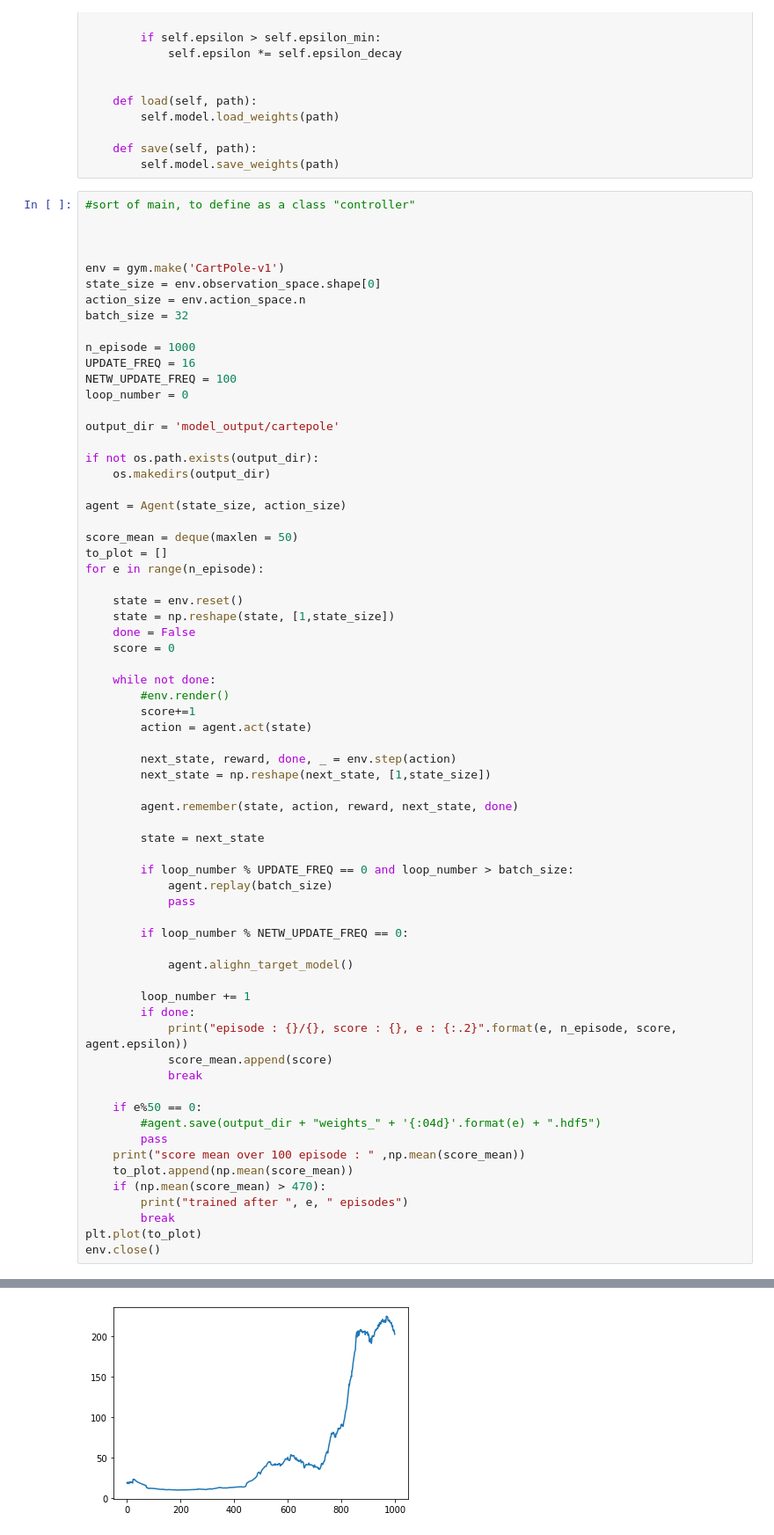
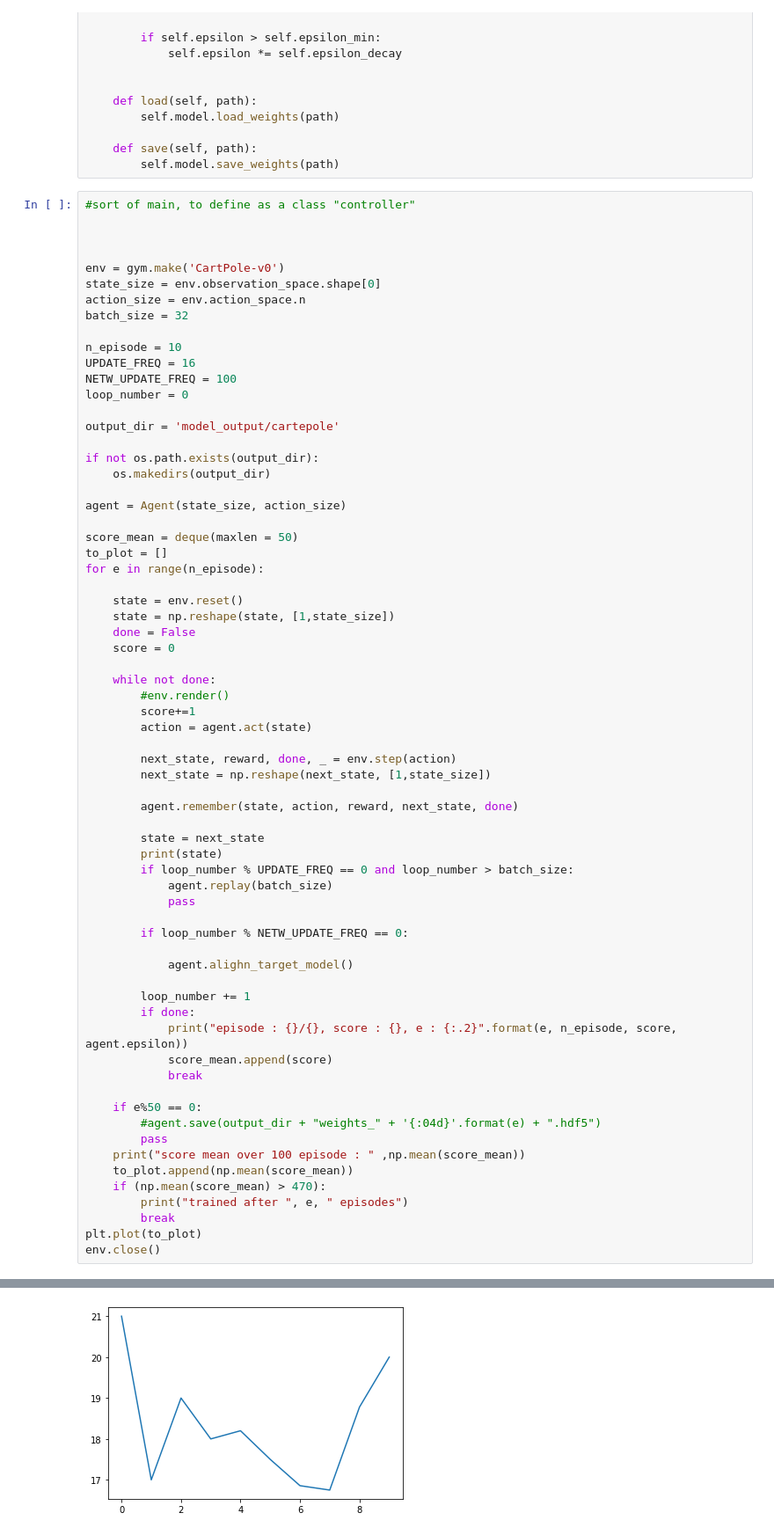
Before and after one commit to devantheryl/Idiap_TM, a Jupyter notebook: Agent2.0_dev.ipynb, the cells around one changed output, grey strips where cells are left out. Shown at 88% size. Drawn from its saved outputs; the diff is of its cells as text.

```diff
--- a/Agent2.0_dev.ipynb
+++ b/Agent2.0_dev.ipynb
@@ -119,12 +119,12 @@ class Agent:
 
 
 
-env = gym.make('CartPole-v1')
+env = gym.make('CartPole-v0')
 state_size = env.observation_space.shape[0]
 action_size = env.action_space.n
 batch_size = 32
 
-n_episode = 1000
+n_episode = 10
 UPDATE_FREQ = 16
 NETW_UPDATE_FREQ = 100
 loop_number = 0
@@ -156,7 +156,7 @@ for e in range(n_episode):
         agent.remember(state, action, reward, next_state, done)
 
         state = next_state
-
+        print(state)
         if loop_number % UPDATE_FREQ == 0 and loop_number > batch_size:
             agent.replay(batch_size)
             pass
@@ -202,4 +202,4 @@ score mean over 100 episode :  202.3
-[figure, old version]
+[figure, new version]
 # %%
 # Evaluate for 100 episodes
 
```
Also changed, not shown: parts of 3 cells of this notebook, 25 other files.
